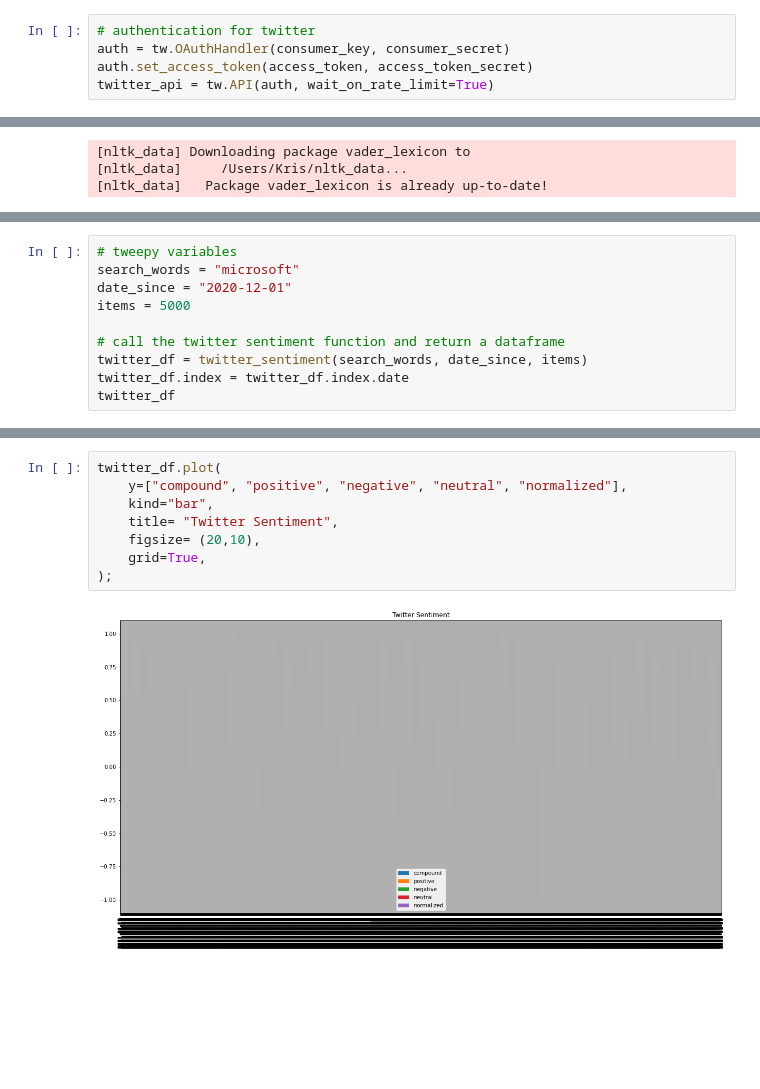
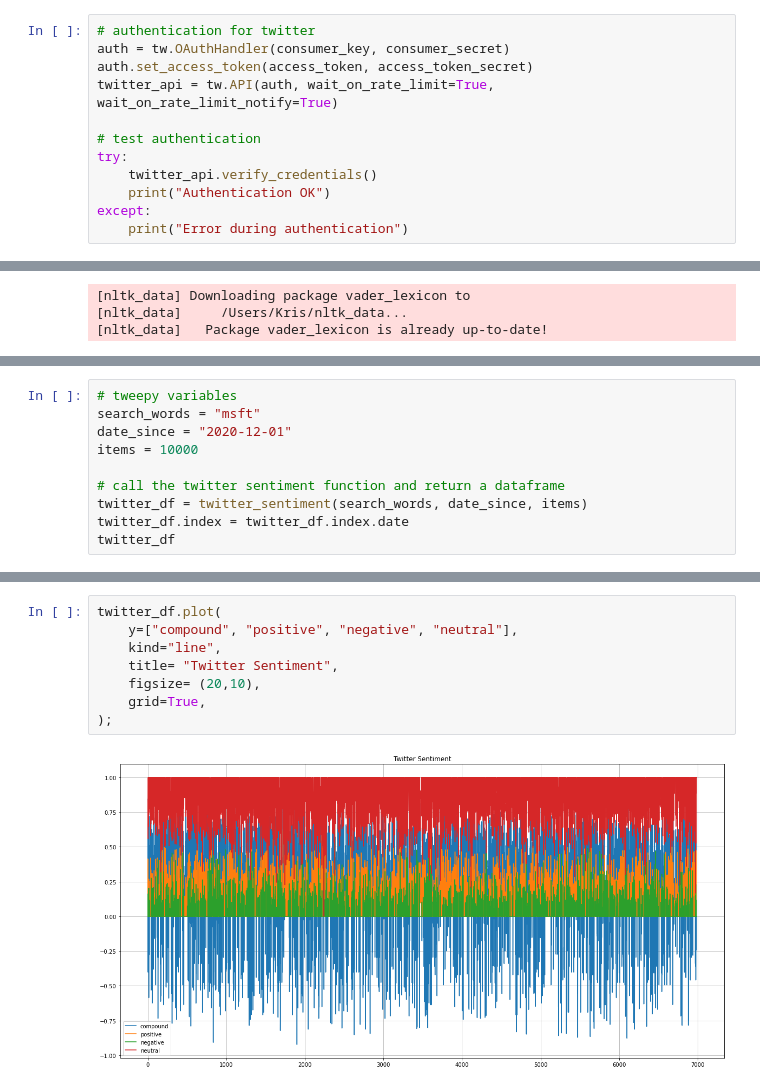
Before and after one commit to albertlk/4A_Trading, a Jupyter notebook: twitter.ipynb, the cells around one changed output, grey strips where cells are left out. Saved outputs shown, nothing was run; the diff lists cells and outputs as text; blank space fills up the shorter version.

Commit message:
Twitter sentiment update

```diff
--- a/twitter.ipynb
+++ b/twitter.ipynb
@@ -37,4 +37,11 @@ alpaca_api = tradeapi.REST(alpaca_api_key, alpaca_secret_key, api_version='v2')
 # authentication for twitter
 auth = tw.OAuthHandler(consumer_key, consumer_secret)
 auth.set_access_token(access_token, access_token_secret)
-twitter_api = tw.API(auth, wait_on_rate_limit=True)
+twitter_api = tw.API(auth, wait_on_rate_limit=True, wait_on_rate_limit_notify=True)
+
+# test authentication
+try:
+    twitter_api.verify_credentials()
+    print("Authentication OK")
+except:
+    print("Error during authentication")
@@ -225,9 +183,9 @@ def twitter_sentiment(search_words, date_since, items):
     return df
 # %%
 # tweepy variables
-search_words = "microsoft"
+search_words = "msft"
 date_since = "2020-12-01"
-items = 5000
+items = 10000
 
 # call the twitter sentiment function and return a dataframe
 twitter_df = twitter_sentiment(search_words, date_since, items)
@@ -263,10 +223,10 @@ twitter_df.describe()
 # %%
 twitter_df.plot(
-    y=["compound", "positive", "negative", "neutral", "normalized"],
-    kind="bar",
+    y=["compound", "positive", "negative", "neutral"],
+    kind="line",
     title= "Twitter Sentiment",
     figsize= (20,10),
     grid=True,
 );
 # %% [output]
-[figure, old version]
+[figure, new version]
```
Also changed, not shown: parts of 10 cells of this notebook.
